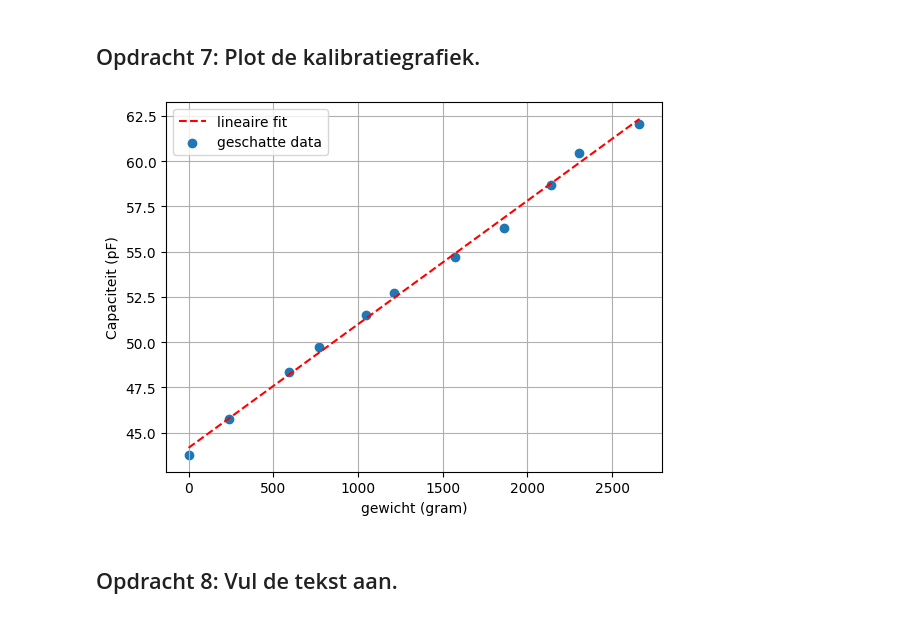
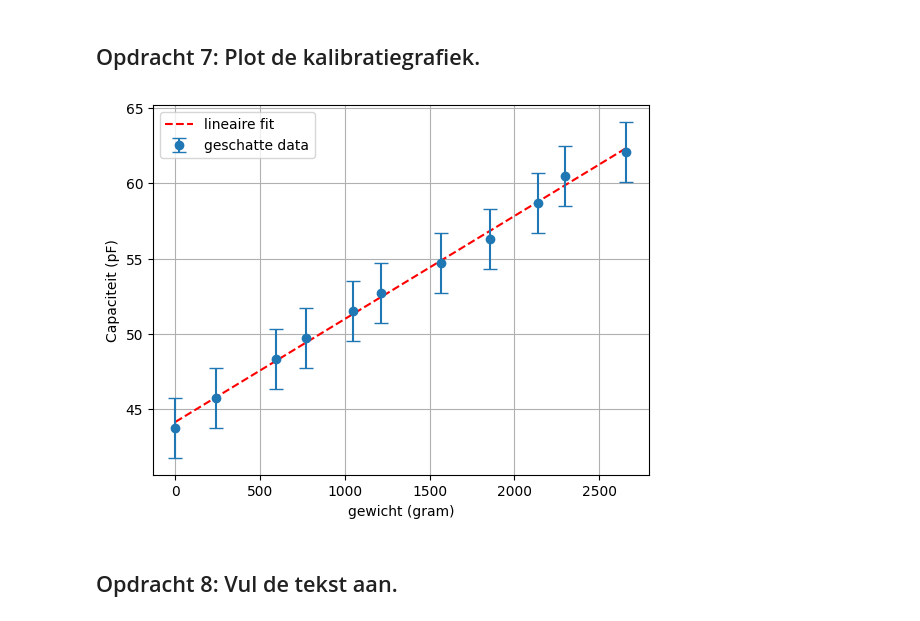
Before and after one commit to moostrum123/opdrachten-DEF-D, a Jupyter notebook: FysiekeOntwerpopdrachten/2OntwerpEenSensorCondensator/DEFOntwerpopdracht2OntwerpEenSensorInvulTemplate.ipynb, the cells around one changed output. Drawn from its saved outputs; the diff is of its cells as text; code cells hidden in the pictures.

Commit message:
Leerdoelen aangepast en errorbars toegevoegd

```diff
--- a/FysiekeOntwerpopdrachten/2OntwerpEenSensorCondensator/DEFOntwerpopdracht2OntwerpEenSensorInvulTemplate.ipynb
+++ b/FysiekeOntwerpopdrachten/2OntwerpEenSensorCondensator/DEFOntwerpopdracht2OntwerpEenSensorInvulTemplate.ipynb
@@ -150,35 +155,38 @@ g10 = 359.3 #gram
 
 R=1000 #ohm. Dit is de Shunt-weerstand.
 
 def capaciteit(V): #Wij berekenen de capaciteit door middel van de formule V=IR+1/C*dV/dt. We hebben deze formule omgezet naar C=V/(R*1.6e6*np.pi).
     return V/(R*1.6e6*np.pi)
 
 
 #data
 gewicht  = np.array([0, g1, g1+g2, g1+g2+g3, g1+g2+g3+g4, g1+g2+g3+g4+g5, g1+g2+g3+g4+g5+g6, g1+g2+g3+g4+g5+g6+g7, g1+g2+g3+g4+g5+g6+g7+g8, g1+g2+g3+g4+g5+g6+g7+g8+g9, g1+g2+g3+g4+g5+g6+g7+g8+g9+g10]) # in gram
 
 Volt = np.array([220,230,243,250,259,265,275,283,295,304,312])/1000 #afgemeten voltage van de scope
 
 Capaciteit = capaciteit(Volt)*1e12 #omzetten naar pF
 
 def lineair(x, a, b):
     return a * x + b
 
 params, covariance = curve_fit(lineair, gewicht, Capaciteit)
 
 
 xfit = np.linspace(np.min(gewicht), np.max(gewicht), 100)
 yfit = lineair(xfit, *params)
 
+
+error = np.full_like(Capaciteit, 2)  # 2 pF onzekerheid
+
 #plotten
 plt.plot(xfit, yfit, label="lineaire fit", color="red", linestyle="--")
-plt.scatter(gewicht,Capaciteit, label="geschatte data", marker="o")
+plt.errorbar(gewicht, Capaciteit, yerr=error, fmt='o', label="geschatte data", capsize=5)
 plt.xlabel("gewicht (gram)")
 plt.ylabel("Capaciteit (pF)")
 plt.legend()
 plt.grid()
 # %% [output]
-[figure, old version]
+[figure, new version]
 # %% [markdown]
 ## Opdracht 8: Vul de tekst aan.
 # %% [markdown]
```
Also changed, not shown: parts of 2 cells of this notebook.
